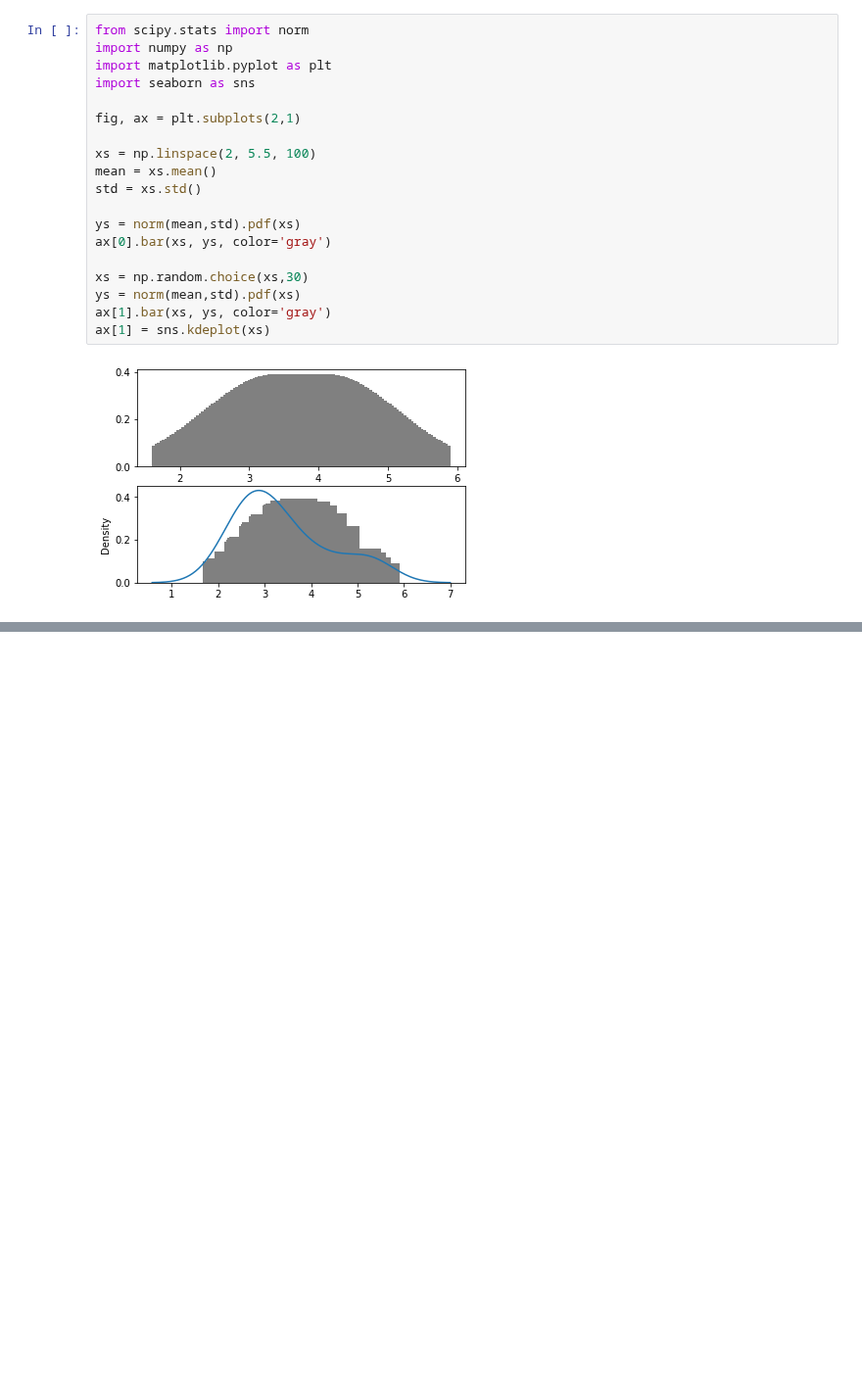
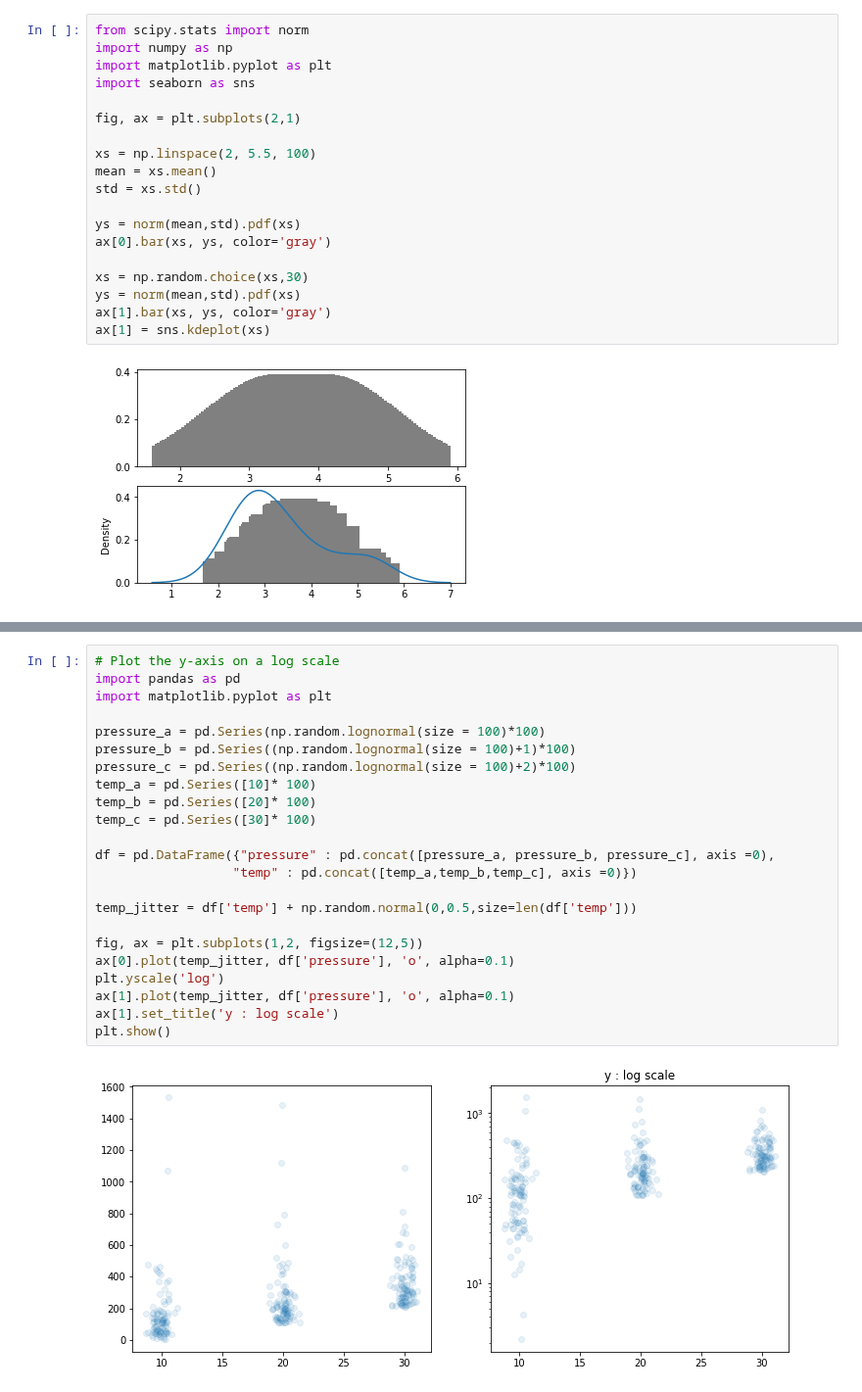
Before and after one commit to gabrielwithappy/python_study, a Jupyter notebook: Python_Basic.ipynb, the cells around one changed output, grey strips where cells are left out. Shown at 98% size. Drawn from its saved outputs; the diff is of its cells as text; blank space fills up the shorter version.

```diff
--- a/Python_Basic.ipynb
+++ b/Python_Basic.ipynb
@@ -2041,0 +2082,25 @@ ax[1] = sns.kdeplot(xs)
+# %%
+# Plot the y-axis on a log scale
+import pandas as pd
+import matplotlib.pyplot as plt
+
+pressure_a = pd.Series(np.random.lognormal(size = 100)*100)
+pressure_b = pd.Series((np.random.lognormal(size = 100)+1)*100)
+pressure_c = pd.Series((np.random.lognormal(size = 100)+2)*100)
+temp_a = pd.Series([10]* 100)
+temp_b = pd.Series([20]* 100)
+temp_c = pd.Series([30]* 100)
+
+df = pd.DataFrame({"pressure" : pd.concat([pressure_a, pressure_b, pressure_c], axis =0),
+                  "temp" : pd.concat([temp_a,temp_b,temp_c], axis =0)})
+
+temp_jitter = df['temp'] + np.random.normal(0,0.5,size=len(df['temp']))
+
+fig, ax = plt.subplots(1,2, figsize=(12,5))
+ax[0].plot(temp_jitter, df['pressure'], 'o', alpha=0.1)
+plt.yscale('log')
+ax[1].plot(temp_jitter, df['pressure'], 'o', alpha=0.1)
+ax[1].set_title('y : log scale')
+plt.show()
+# %% [output]
+[figure, added]
```
Also changed, not shown: parts of 4 cells of this notebook.
